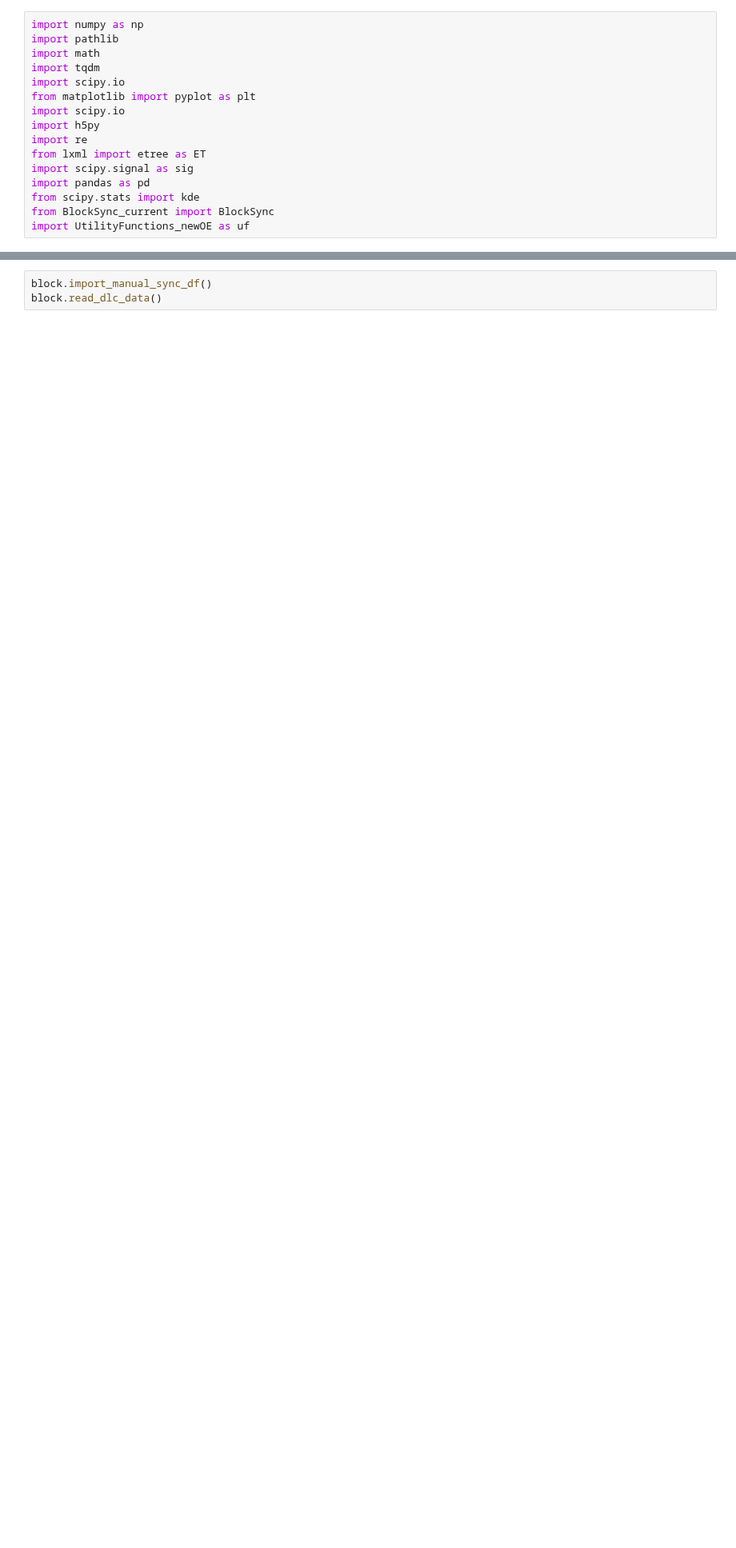
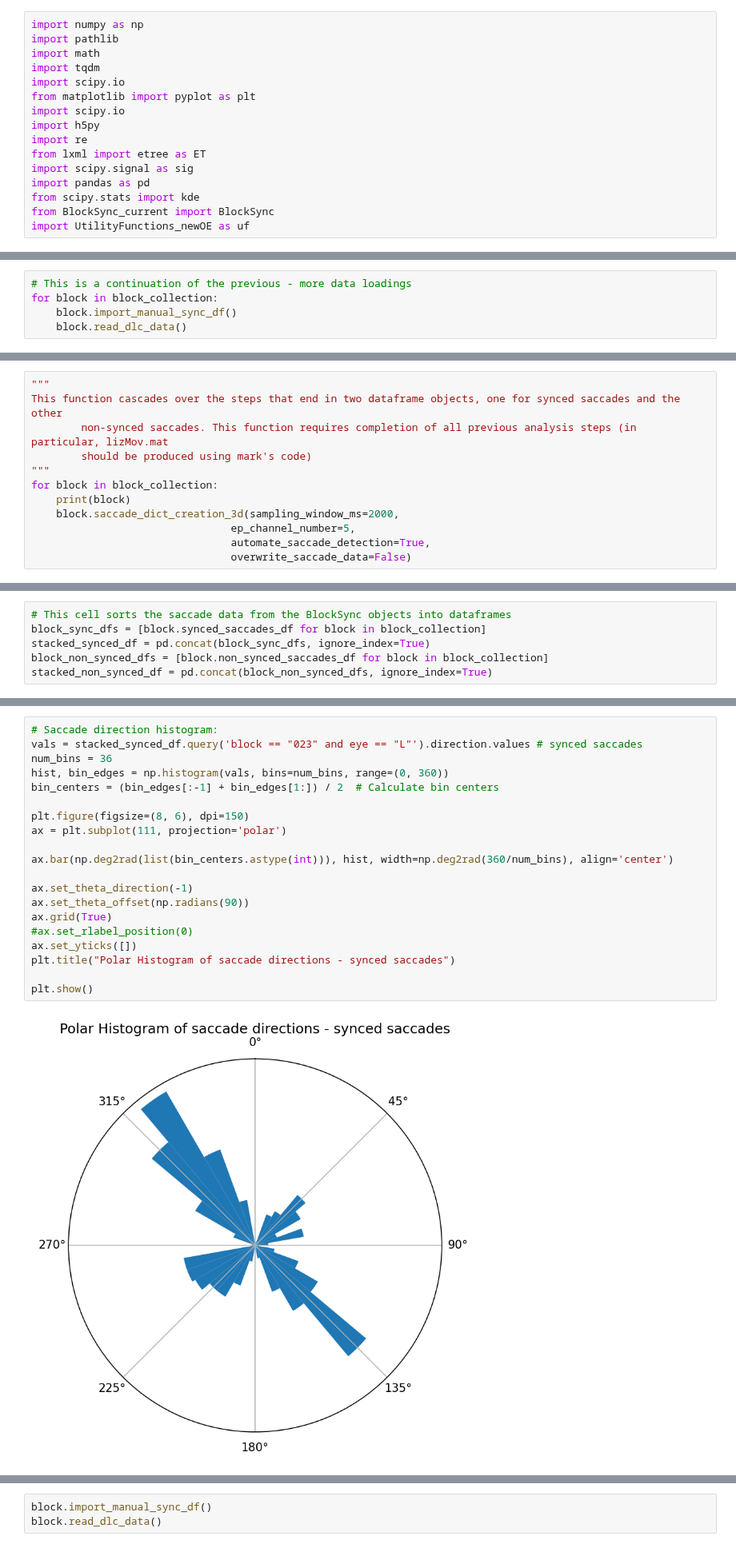
Before and after one commit to neural-electrophysiology-tool-team/Eye-Tracking-Tools, a Jupyter notebook: Graphs_for_paper_sept_23.ipynb, the cells around one changed output, grey strips where cells are left out. Shown at 80% size. Cells and saved outputs as stored; diff of their text form; blank space fills up the shorter version.

```diff
--- a/Graphs_for_paper_sept_23.ipynb
+++ b/Graphs_for_paper_sept_23.ipynb
@@ -58,0 +75,5 @@ top_20230427T105308.mp4
+# %%
+# This is a continuation of the previous - more data loadings
+for block in block_collection:
+    block.import_manual_sync_df()
+    block.read_dlc_data()
@@ -58,0 +91,12 @@ top_20230427T105308.mp4
+# %%
+"""
+This function cascades over the steps that end in two dataframe objects, one for synced saccades and the other
+        non-synced saccades. This function requires completion of all previous analysis steps (in particular, lizMov.mat
+        should be produced using mark's code)
+"""
+for block in block_collection:
+    print(block)
+    block.saccade_dict_creation_3d(sampling_window_ms=2000,
+                                ep_channel_number=5,
+                                automate_saccade_detection=True,
+                                overwrite_saccade_data=False)
@@ -58,0 +121,6 @@ top_20230427T105308.mp4
+# %%
+# This cell sorts the saccade data from the BlockSync objects into dataframes
+block_sync_dfs = [block.synced_saccades_df for block in block_collection]
+stacked_synced_df = pd.concat(block_sync_dfs, ignore_index=True)
+block_non_synced_dfs = [block.non_synced_saccades_df for block in block_collection]
+stacked_non_synced_df = pd.concat(block_non_synced_dfs, ignore_index=True)
@@ -58,0 +142,22 @@ top_20230427T105308.mp4
+# %%
+# Saccade direction histogram:
+vals = stacked_synced_df.query('block == "023" and eye == "L"').direction.values # synced saccades
+num_bins = 36
+hist, bin_edges = np.histogram(vals, bins=num_bins, range=(0, 360))
+bin_centers = (bin_edges[:-1] + bin_edges[1:]) / 2  # Calculate bin centers
+
+plt.figure(figsize=(8, 6), dpi=150)
+ax = plt.subplot(111, projection='polar')
+
+ax.bar(np.deg2rad(list(bin_centers.astype(int))), hist, width=np.deg2rad(360/num_bins), align='center')
+
+ax.set_theta_direction(-1)
+ax.set_theta_offset(np.radians(90))
+ax.grid(True)
+#ax.set_rlabel_position(0)
+ax.set_yticks([])
+plt.title("Polar Histogram of saccade directions - synced saccades")
+
+plt.show()
+# %% [output]
+[figure, added]
```
Also changed, not shown: parts of 29 cells of this notebook, 1 other file.
